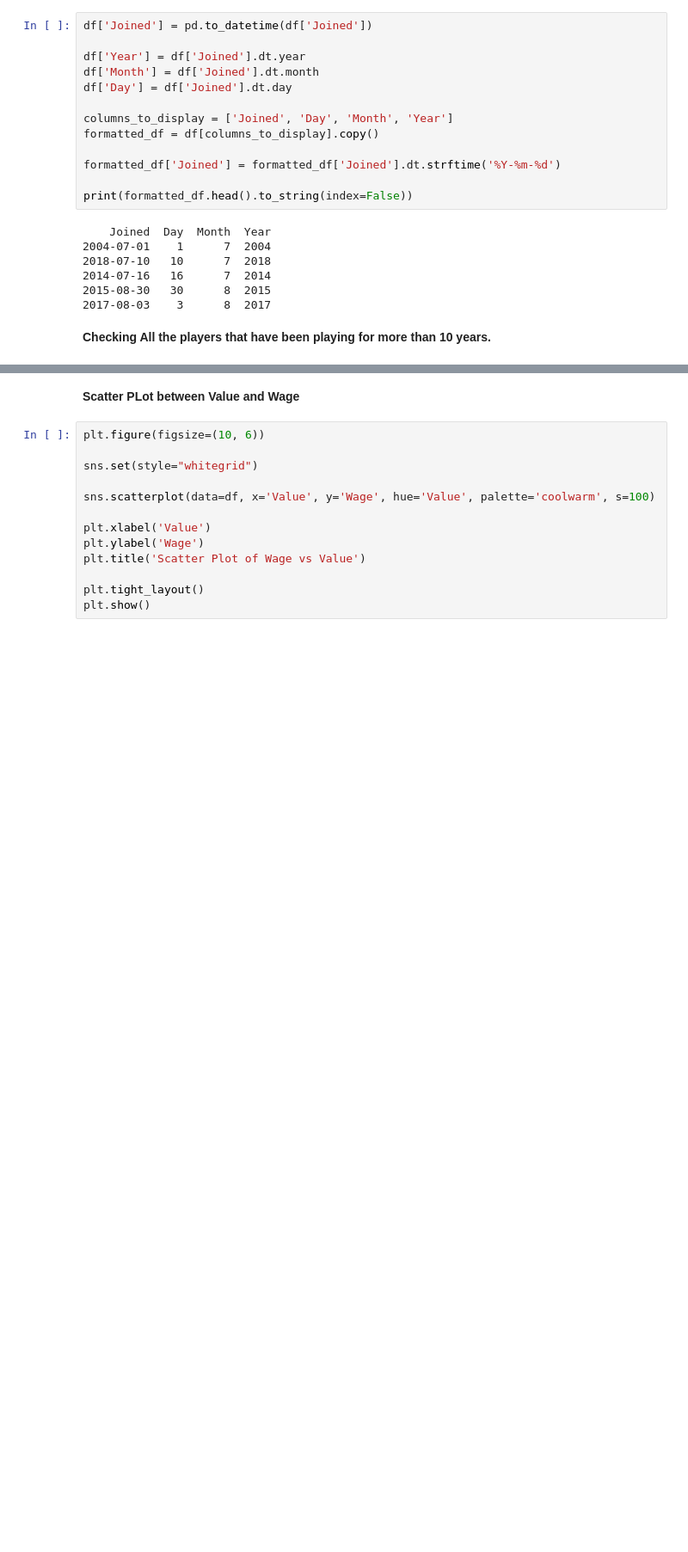
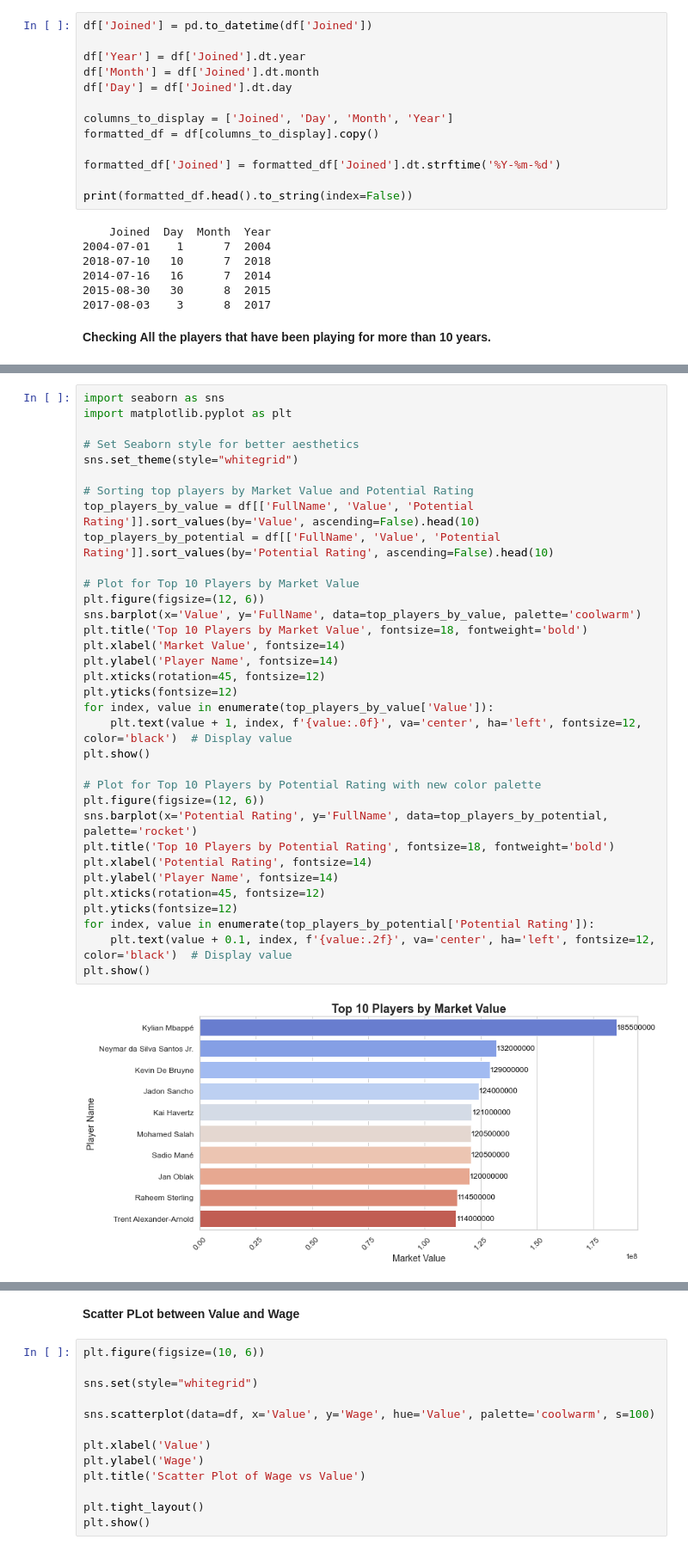
Before and after one commit to Usayed777/PortfolioProjects, a Jupyter notebook: Fifa.ipynb, the cells around one changed output, grey strips where cells are left out. Shown at 86% size. Saved outputs shown, nothing was run; the diff lists cells and outputs as text; blank space fills up the shorter version.

```diff
--- a/Fifa.ipynb
+++ b/Fifa.ipynb
@@ -287,0 +318,36 @@ print(selected_players.to_string(index=False))
+# %%
+import seaborn as sns
+import matplotlib.pyplot as plt
+
+# Set Seaborn style for better aesthetics
+sns.set_theme(style="whitegrid")
+
+# Sorting top players by Market Value and Potential Rating
+top_players_by_value = df[['FullName', 'Value', 'Potential Rating']].sort_values(by='Value', ascending=False).head(10)
+top_players_by_potential = df[['FullName', 'Value', 'Potential Rating']].sort_values(by='Potential Rating', ascending=False).head(10)
+
+# Plot for Top 10 Players by Market Value
+plt.figure(figsize=(12, 6))
+sns.barplot(x='Value', y='FullName', data=top_players_by_value, palette='coolwarm')
+plt.title('Top 10 Players by Market Value', fontsize=18, fontweight='bold')
+plt.xlabel('Market Value', fontsize=14)
+plt.ylabel('Player Name', fontsize=14)
+plt.xticks(rotation=45, fontsize=12)
+plt.yticks(fontsize=12)
+for index, value in enumerate(top_players_by_value['Value']):
+    plt.text(value + 1, index, f'{value:.0f}', va='center', ha='left', fontsize=12, color='black')  # Display value
+plt.show()
+
+# Plot for Top 10 Players by Potential Rating with new color palette
+plt.figure(figsize=(12, 6))
+sns.barplot(x='Potential Rating', y='FullName', data=top_players_by_potential, palette='rocket')
+plt.title('Top 10 Players by Potential Rating', fontsize=18, fontweight='bold')
+plt.xlabel('Potential Rating', fontsize=14)
+plt.ylabel('Player Name', fontsize=14)
+plt.xticks(rotation=45, fontsize=12)
+plt.yticks(fontsize=12)
+for index, value in enumerate(top_players_by_potential['Potential Rating']):
+    plt.text(value + 0.1, index, f'{value:.2f}', va='center', ha='left', fontsize=12, color='black')  # Display value
+plt.show()
+# %% [output]
+[figure, added]
```
Also changed, not shown: parts of 39 cells of this notebook, 1 other file.
